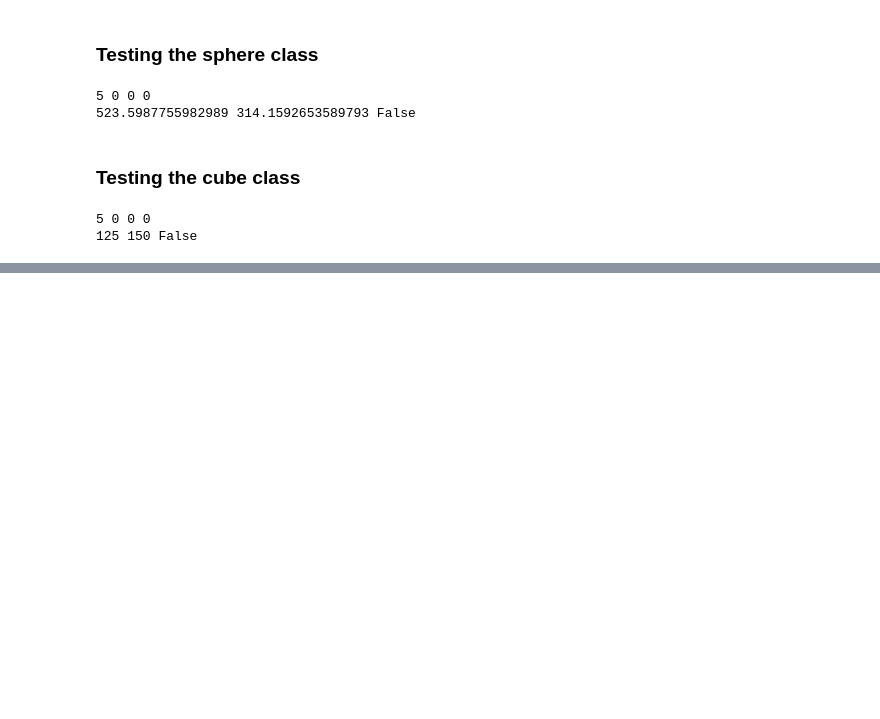
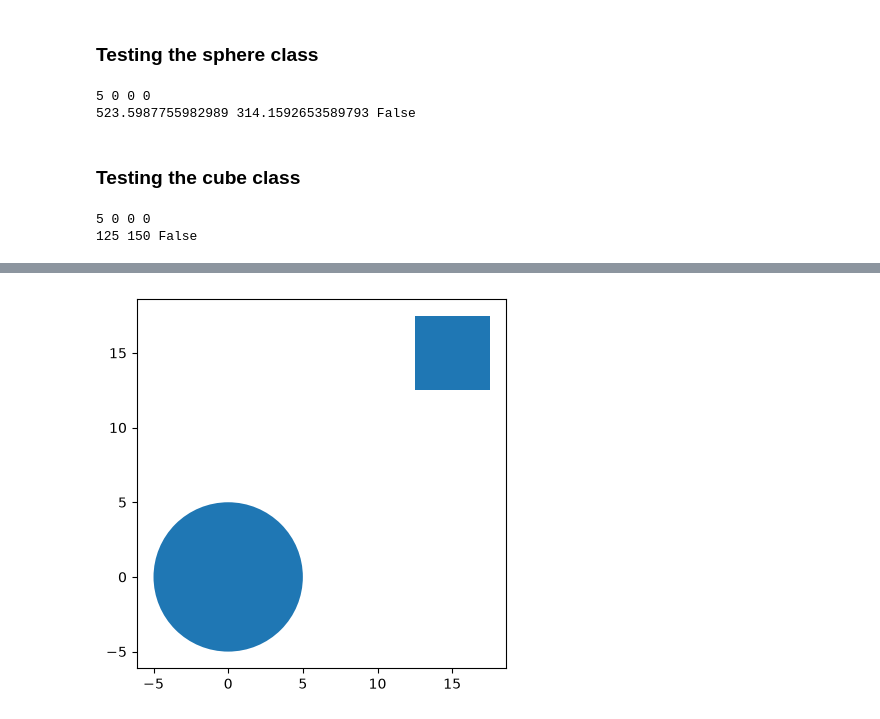
Before and after one commit to hppycmprs/python_oskar_aiu26, a Jupyter notebook: lab2/lab2_manual_test.ipynb, the cells around one changed output, grey strips where cells are left out. Cells and saved outputs as stored; diff of their text form; code cells hidden in the pictures; blank space fills up the shorter version.

```diff
--- a/lab2/lab2_manual_test.ipynb
+++ b/lab2/lab2_manual_test.ipynb
@@ -154,0 +179,5 @@ print(cu1.volume, cu1.surface_area, cu1.unit_cube_or_not())
+# %%
+r1.translate(10, 10)
+plt1.shape2Dplotter(c1, r1)
+# %% [output]
+[figure, added]
```
Also changed, not shown: parts of 6 cells of this notebook, 2 other files.
